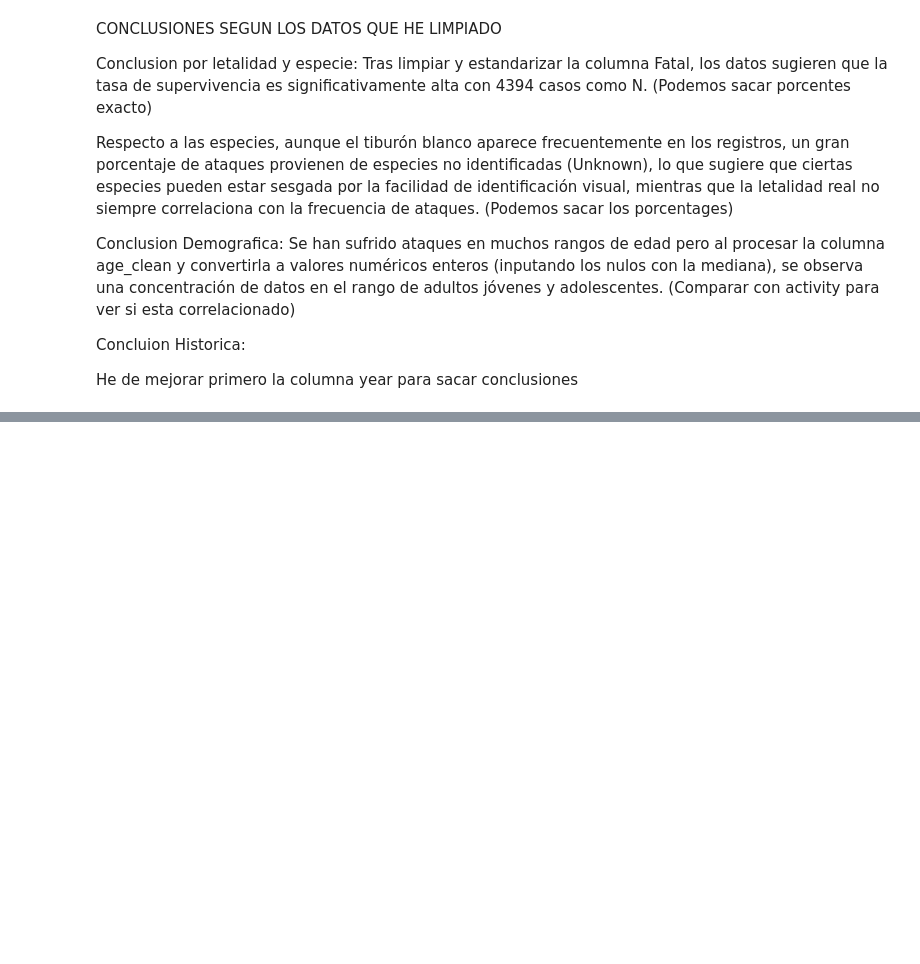
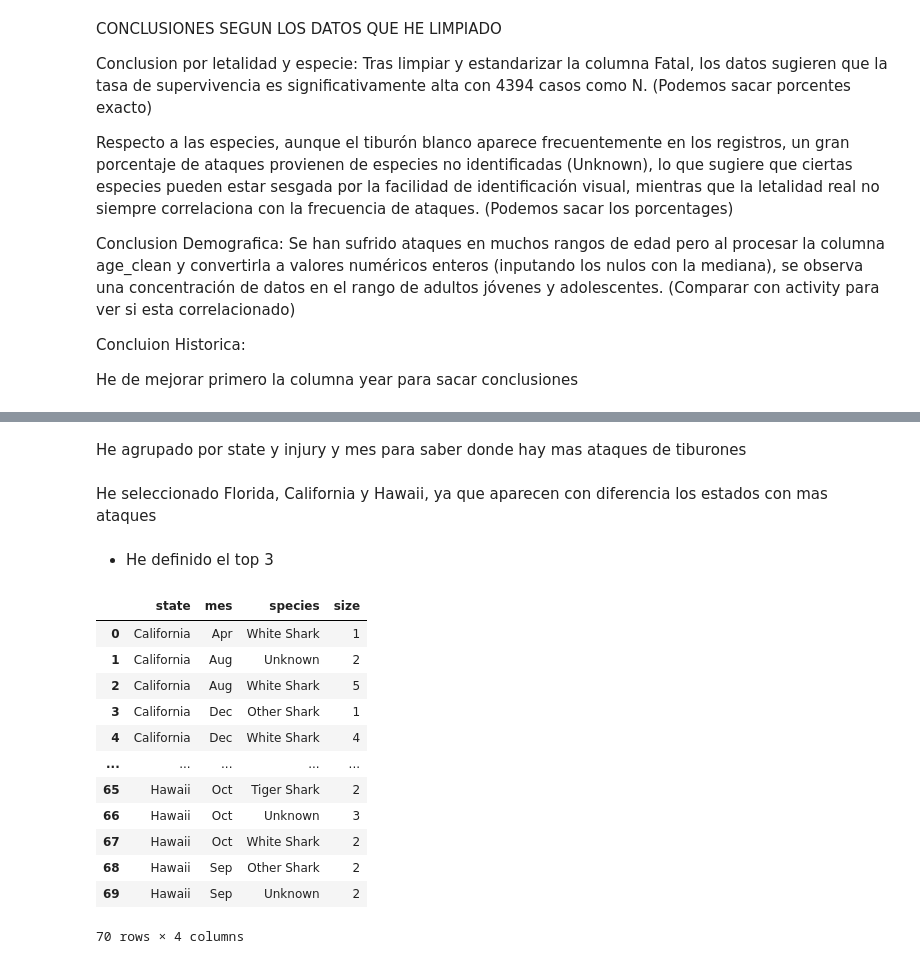
Before and after one commit to juaruibel/shark-attacks-manuel-juanjo, a Jupyter notebook: notebook_sucio_sucio.ipynb, the cells around one changed output, grey strips where cells are left out. Cells and saved outputs as stored; diff of their text form; code cells hidden in the pictures; blank space fills up the shorter version.

```diff
--- a/notebook_sucio_sucio.ipynb
+++ b/notebook_sucio_sucio.ipynb
@@ -346,0 +414,22 @@ He de mejorar primero la columna year para sacar conclusiones
+# %%
+
+meses = ['Jan', 'Feb', 'Mar', 'Apr', 'May', 'Jun','Jul', 'Aug', 'Sep', 'Oct', 'Nov', 'Dec']
+
+def buscar_mes(date):
+
+    date = str(date).title()
+
+
+    for mes in meses:
+
+
+        if mes in date:
+            return mes
+
+    return None
+
+
+df_usa_diving['mes'] = df_usa_diving['date'].apply(buscar_mes)
+
+
+print(df_usa_diving['mes'].unique())
@@ -346,0 +446,5 @@ He de mejorar primero la columna year para sacar conclusiones
+# %%
+df_usa_diving['mes'] = df_usa_diving['date'].apply(buscar_mes)
+
+
+df_usa_diving['mes'].value_counts()
@@ -346,0 +494,27 @@ He de mejorar primero la columna year para sacar conclusiones
+# %% [markdown]
+He agrupado por state y injury y mes para saber donde hay mas ataques de tiburones
+# %%
+top_states =['Florida', 'California', 'Hawaii']
+# %% [markdown]
+He seleccionado Florida, California y Hawaii, ya que aparecen con diferencia los estados con mas ataques
+# %%
+df_top3 = df_usa_diving[df_usa_diving['state'].isin(top_states)]
+# %% [markdown]
+- He definido el top 3
+# %%
+ranking = df_top3.groupby(['state', 'mes','species'], as_index=False).size()
+ranking
+# %% [output]
+|  | state | mes | species | size |
+| 0 | California | Apr | White Shark | 1 |
+| 1 | California | Aug | Unknown | 2 |
+| 2 | California | Aug | White Shark | 5 |
+| 3 | California | Dec | Other Shark | 1 |
+| 4 | California | Dec | White Shark | 4 |
+| ... | ... | ... | ... | ... |
+| 65 | Hawaii | Oct | Tiger Shark | 2 |
+| 66 | Hawaii | Oct | Unknown | 3 |
+| 67 | Hawaii | Oct | White Shark | 2 |
+| 68 | Hawaii | Sep | Other Shark | 2 |
+| 69 | Hawaii | Sep | Unknown | 2 |
+70 rows × 4 columns
```
Also changed, not shown: parts of 25 cells of this notebook.
